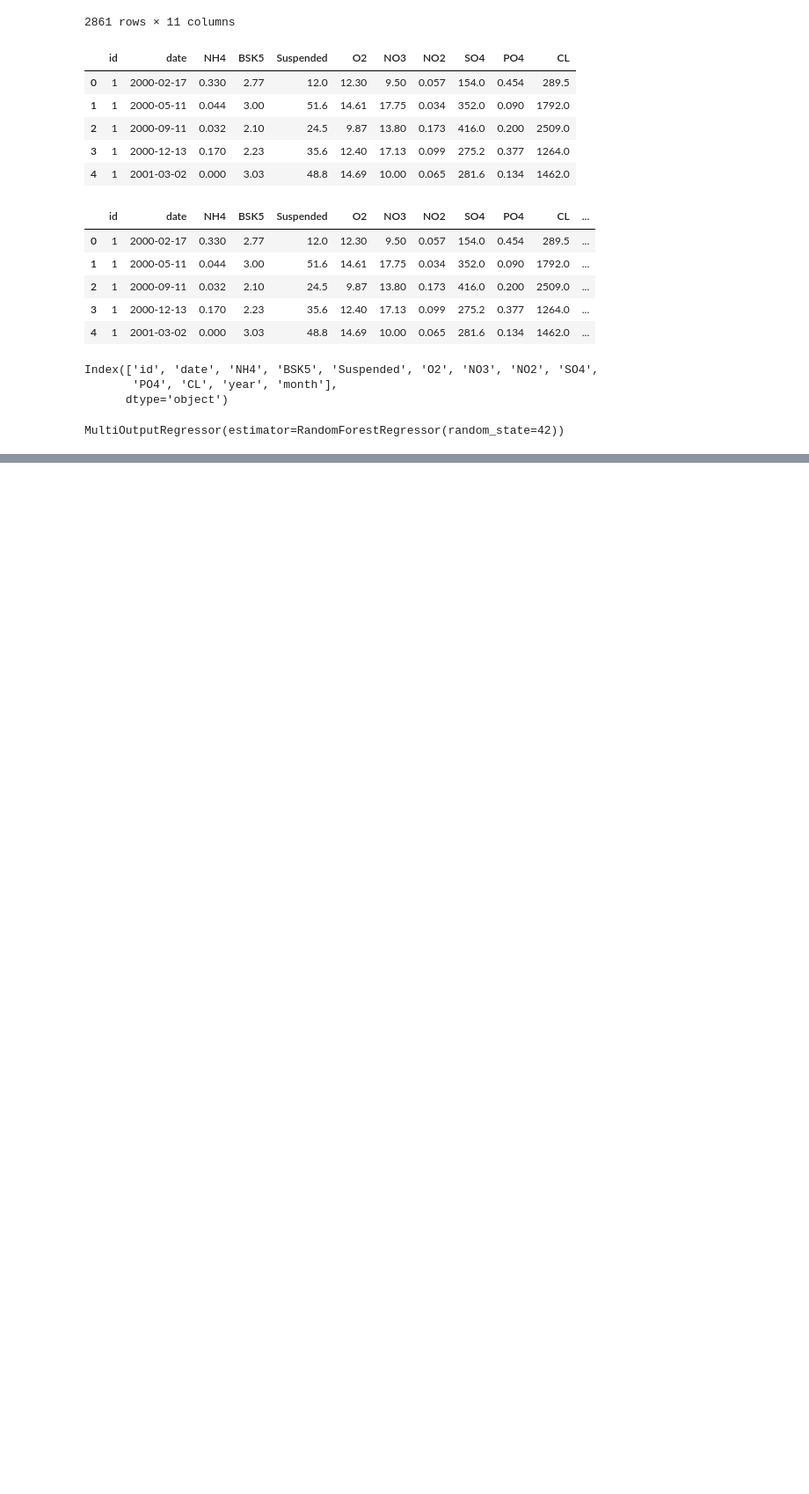
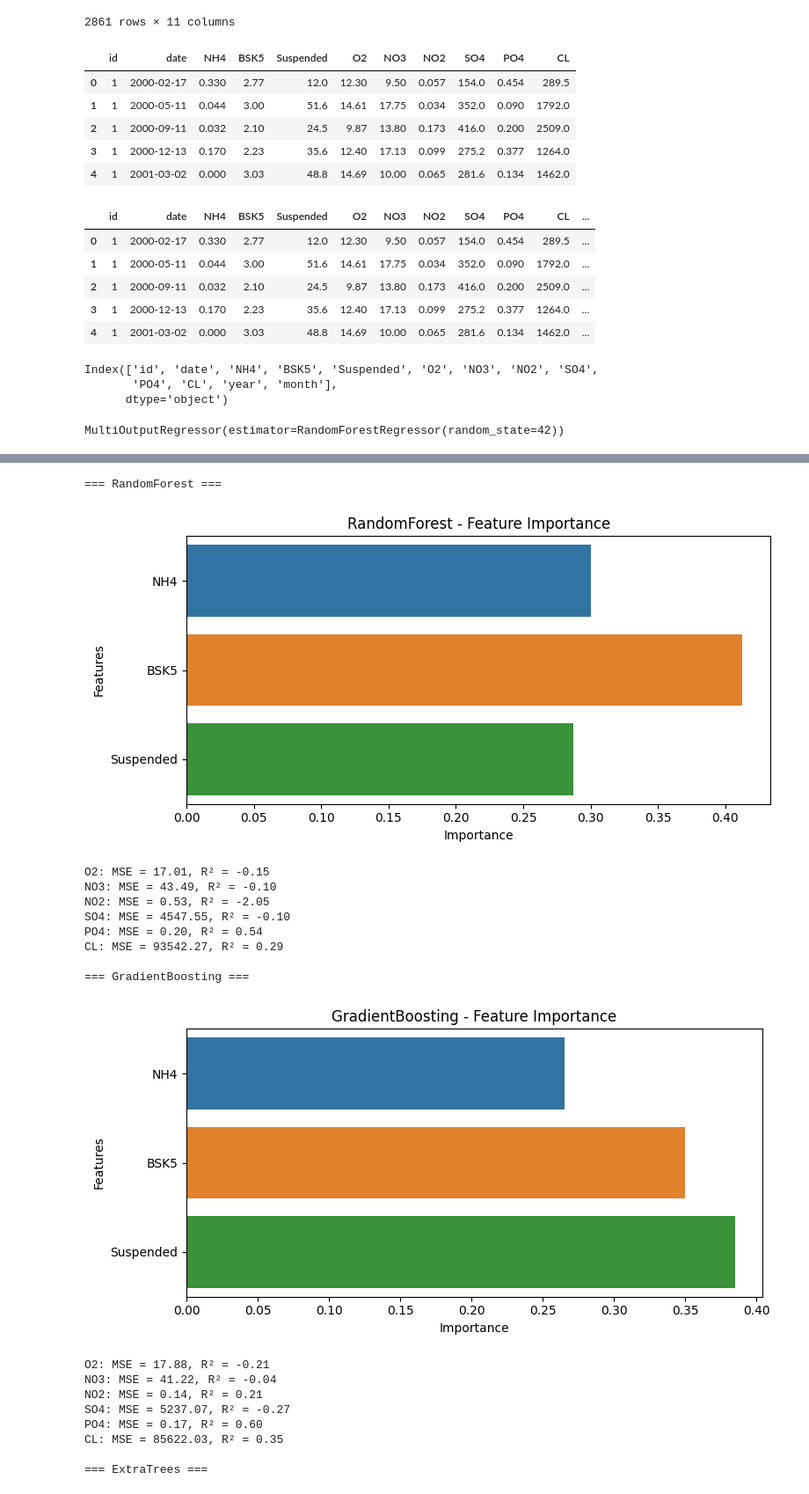
Before and after one commit to Vishwanath0705/week-1, a Jupyter notebook: waterqualitypred.ipynb, the cells around one changed output, grey strips where cells are left out. Shown at 88% size. Cells and saved outputs as stored; diff of their text form; code cells hidden in the pictures; blank space fills up the shorter version.

```diff
--- a/waterqualitypred.ipynb
+++ b/waterqualitypred.ipynb
@@ -160,3 +167,7 @@ model = MultiOutputRegressor(RandomForestRegressor(n_estimators = 100, random_st
 model.fit(X_train, y_train)
 # %% [output]
 MultiOutputRegressor(estimator=RandomForestRegressor(random_state=42))
+# %%
+y_pred = model.predict(X_test)
+mse = mean_squared_error(y_test, y_pred, multioutput='raw_values')
+r2 = r2_score(y_test, y_pred, multioutput='raw_values')
@@ -162,0 +191,63 @@ MultiOutputRegressor(estimator=RandomForestRegressor(random_state=42))
+# %%
+
+
+from sklearn.multioutput import MultiOutputRegressor
+from sklearn.ensemble import RandomForestRegressor, GradientBoostingRegressor, ExtraTreesRegressor
+from sklearn.model_selection import train_test_split
+from sklearn.metrics import mean_squared_error, r2_score
+from sklearn.neighbors import KNeighborsRegressor
+
+from xgboost import XGBRegressor
+from lightgbm import LGBMRegressor
+
+
+models = {
+    "RandomForest": RandomForestRegressor(n_estimators=100, random_state=42),
+    "GradientBoosting": GradientBoostingRegressor(random_state=42),
+    "ExtraTrees": ExtraTreesRegressor(random_state=42),
+    "XGBoost": XGBRegressor(random_state=42, n_jobs=-1),
+    "LightGBM": LGBMRegressor(random_state=42),
+    "KNN": KNeighborsRegressor()
+}
+
+for name, base_model in models.items():
+    print(f"\n=== {name} ===")
+    model = MultiOutputRegressor(base_model)
+    model.fit(X_train, y_train)
+    y_pred = model.predict(X_test)
+
+    mse = mean_squared_error(y_test, y_pred, multioutput='raw_values')
+    r2 = r2_score(y_test, y_pred, multioutput='raw_values')
+
+    if hasattr(model.estimators_[0], 'feature_importances_'):
+        importances = model.estimators_[0].feature_importances_
+        plt.figure(figsize=(8, 4))
+        sns.barplot(x=importances, y=features)
+        plt.title(f"{name} - Feature Importance")
+        plt.xlabel("Importance")
+        plt.ylabel("Features")
+        plt.tight_layout()
+        plt.show()
+
+    for i, pollutant in enumerate(pollutants):
+        print(f"{pollutant}: MSE = {mse[i]:.2f}, R² = {r2[i]:.2f}")
+# %% [output]
+=== RandomForest ===
+[figure, added]
+O2: MSE = 17.01, R² = -0.15
+NO3: MSE = 43.49, R² = -0.10
+NO2: MSE = 0.53, R² = -2.05
+SO4: MSE = 4547.55, R² = -0.10
+PO4: MSE = 0.20, R² = 0.54
+CL: MSE = 93542.27, R² = 0.29
+
+=== GradientBoosting ===
+[figure, added]
+O2: MSE = 17.88, R² = -0.21
+NO3: MSE = 41.22, R² = -0.04
+NO2: MSE = 0.14, R² = 0.21
+SO4: MSE = 5237.07, R² = -0.27
+PO4: MSE = 0.17, R² = 0.60
+CL: MSE = 85622.03, R² = 0.35
+
+=== ExtraTrees ===
```
Also changed, not shown: parts of 6 cells of this notebook.
